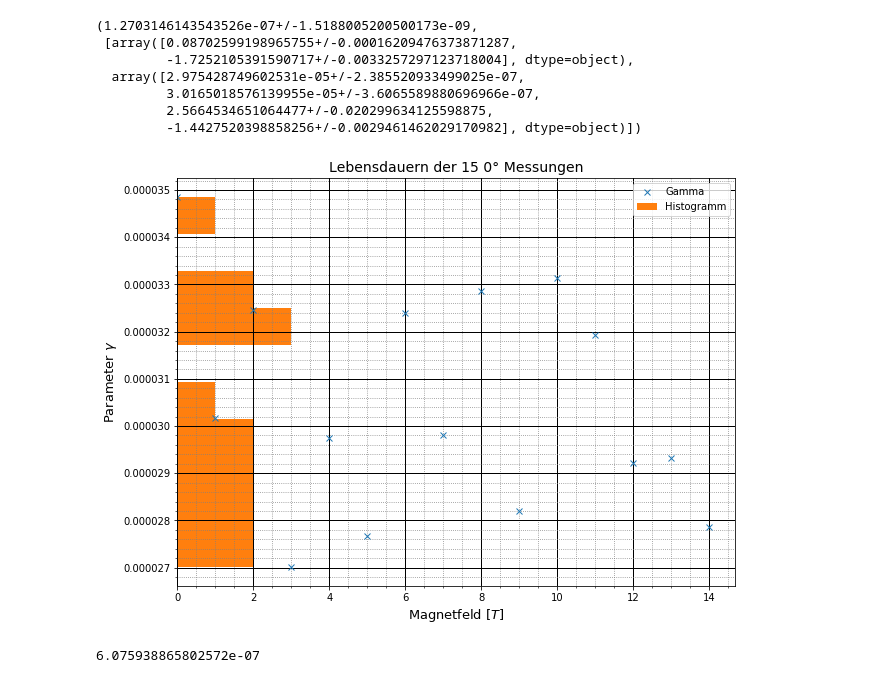
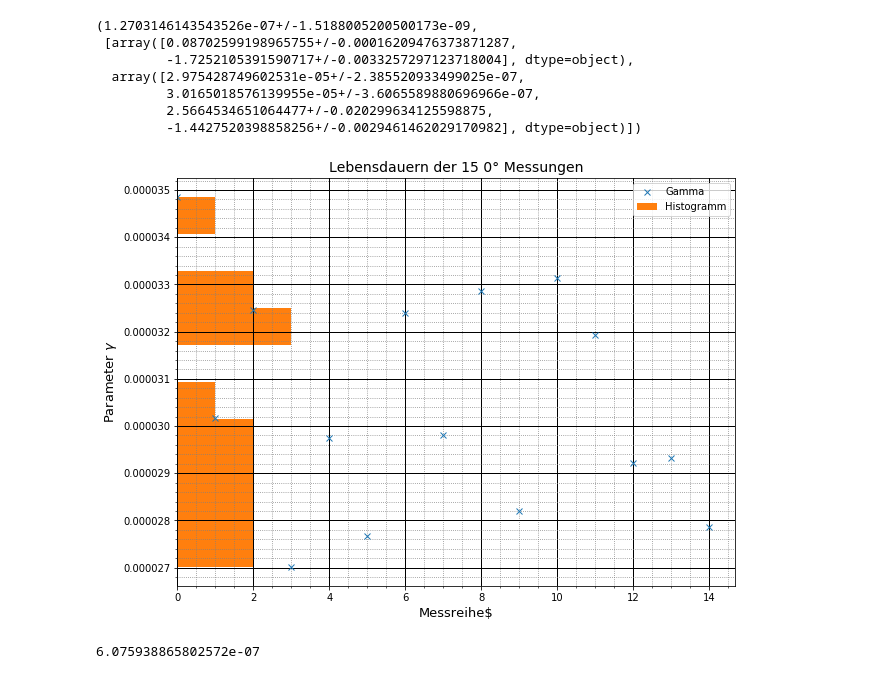
Before and after one commit to shockcookie/FP, a Jupyter notebook: Hanle Effekt/Dateien/Damian_Erik/statistik_0deg_messungen.ipynb, the cells around one changed output. Saved outputs shown, nothing was run; the diff lists cells and outputs as text; code cells hidden in the pictures.

```diff
--- a/Hanle Effekt/Dateien/Damian_Erik/statistik_0deg_messungen.ipynb
+++ b/Hanle Effekt/Dateien/Damian_Erik/statistik_0deg_messungen.ipynb
@@ -155,9 +155,7 @@ if plots:
     axes.minorticks_on()
 
     plt.legend()
-    if save:
-
-        plt.savefig(filename[-4]+"_raw"+".png")
+    plt.savefig(filename[:-4]+"_raw"+".png")
     plt.show()
 
 # B(t) bestimmen
@@ -425,35 +423,35 @@ plt.rcParams["figure.figsize"] = fig_size
 ###   Errors / Fit / Plot
 
 plt.plot(val(gammas),"x",label="Gamma")
 hist_0deg=plt.hist(val(gammas),orientation="horizontal",label="Histogramm")
 
 
 
 ###   Label / Title
 
 plt.ylabel(r'Parameter $\gamma$', fontsize=13)
-plt.xlabel(r'Magnetfeld $\left[T\right]$', fontsize=13)
+plt.xlabel(r'Messreihe$', fontsize=13)
 plt.title("Lebensdauern der 15 0° Messungen", fontsize=14)
 
 ###   Axes / Grid
 
 axes = plt.gca()  ##  Searches current Axes
 
 #axes.set_xlim([0,0.8])
 #axes.set_ylim([-1,110])
 
 #axes.set_yticks([0,10,20,30,40,50,60,70,80,90,100,110])
 #axes.set_xticks([0.1,0.2,0.3,0.4,0.5,0.6,0.7,0.8])
 
 axes.grid(which='major', linestyle='-', linewidth='1', color='black')
 axes.grid(which='minor', linestyle=':', color='gray')
 axes.minorticks_on()
 
 plt.legend()
 plt.savefig("gammas_hist"+'.png')
 plt.show()
 # %% [output]
-[figure, old version]
+[figure, new version]
 # %%
 def meanDeviation(x: list):
     """Computes the mean deviation of a given list."""
```
Also changed, not shown: 4 other files.
